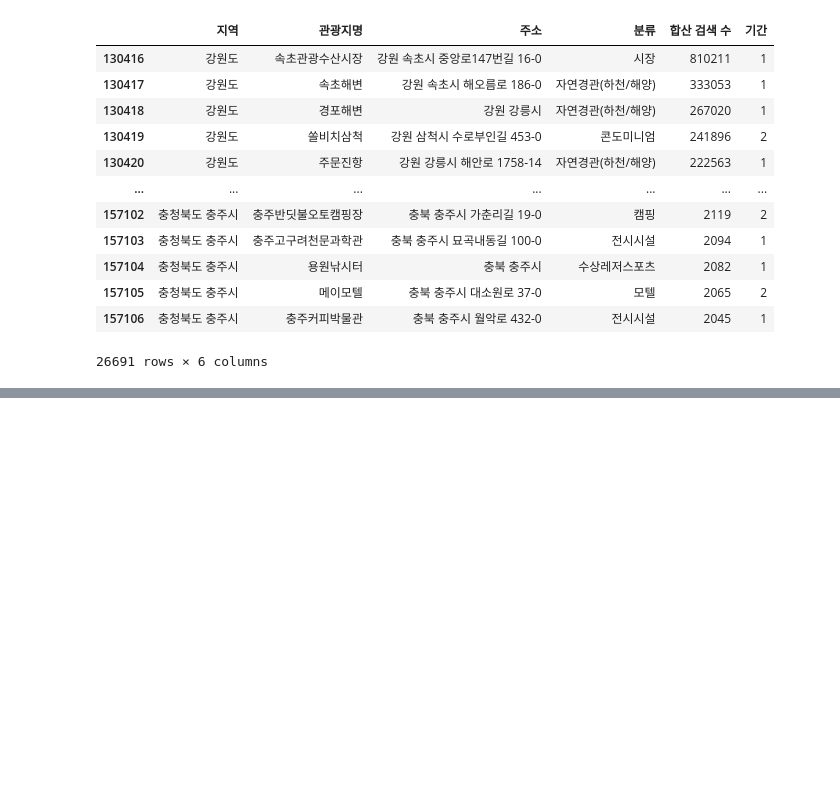
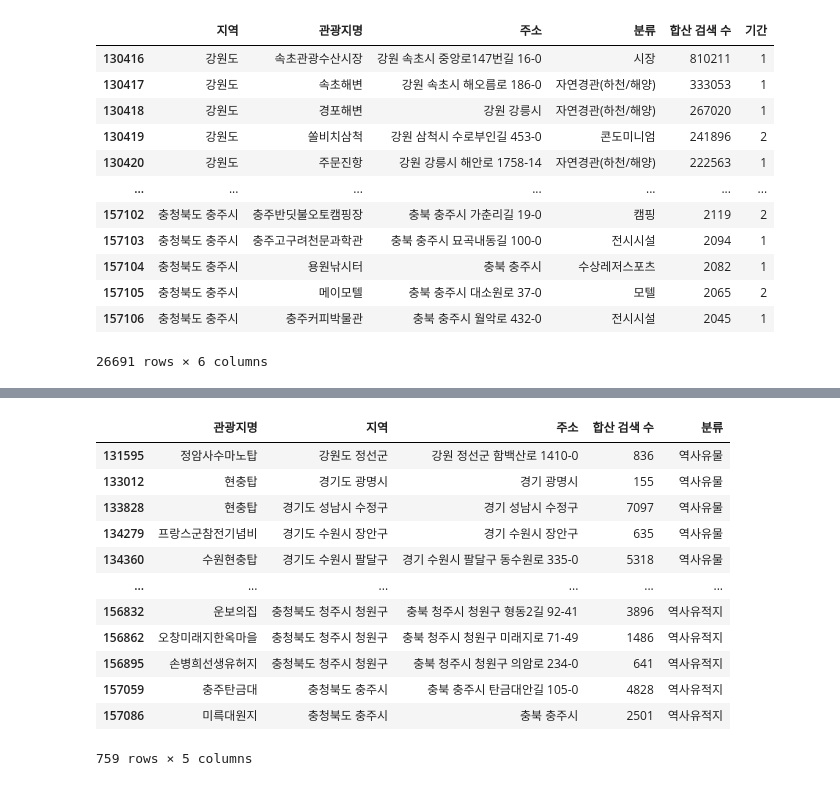
Before and after one commit to uowol/hanium_skbs_chatbot, a Jupyter notebook: develop/lab/js_lab.ipynb, the cells around one changed output, grey strips where cells are left out. Drawn from its saved outputs; the diff is of its cells as text; code cells hidden in the pictures; blank space fills up the shorter version.

```diff
--- a/develop/lab/js_lab.ipynb
+++ b/develop/lab/js_lab.ipynb
@@ -280,0 +679,18 @@ all[['광역지자체명','기초지자체명','기초지자체별 거주 방문
+# %%
+#역사
+lab_16 = pd.concat([theme_df_1[theme_df_1['분류'] == '역사유물'],theme_df_1[theme_df_1['분류'] == '역사유적지']], axis = 0)
+lab_16
+# %% [output]
+|  | 관광지명 | 지역 | 주소 | 합산 검색 수 | 분류 |
+| 131595 | 정암사수마노탑 | 강원도 정선군 | 강원 정선군 함백산로 1410-0 | 836 | 역사유물 |
+| 133012 | 현충탑 | 경기도 광명시 | 경기 광명시 | 155 | 역사유물 |
+| 133828 | 현충탑 | 경기도 성남시 수정구 | 경기 성남시 수정구 | 7097 | 역사유물 |
+| 134279 | 프랑스군참전기념비 | 경기도 수원시 장안구 | 경기 수원시 장안구 | 635 | 역사유물 |
+| 134360 | 수원현충탑 | 경기도 수원시 팔달구 | 경기 수원시 팔달구 동수원로 335-0 | 5318 | 역사유물 |
+| ... | ... | ... | ... | ... | ... |
+| 156832 | 운보의집 | 충청북도 청주시 청원구 | 충북 청주시 청원구 형동2길 92-41 | 3896 | 역사유적지 |
+| 156862 | 오창미래지한옥마을 | 충청북도 청주시 청원구 | 충북 청주시 청원구 미래지로 71-49 | 1486 | 역사유적지 |
+| 156895 | 손병희선생유허지 | 충청북도 청주시 청원구 | 충북 청주시 청원구 의암로 234-0 | 641 | 역사유적지 |
+| 157059 | 충주탄금대 | 충청북도 충주시 | 충북 충주시 탄금대안길 105-0 | 4828 | 역사유적지 |
+| 157086 | 미륵대원지 | 충청북도 충주시 | 충북 충주시 | 2501 | 역사유적지 |
+759 rows × 5 columns
```
Also changed, not shown: parts of 37 cells of this notebook, 1 other file.
